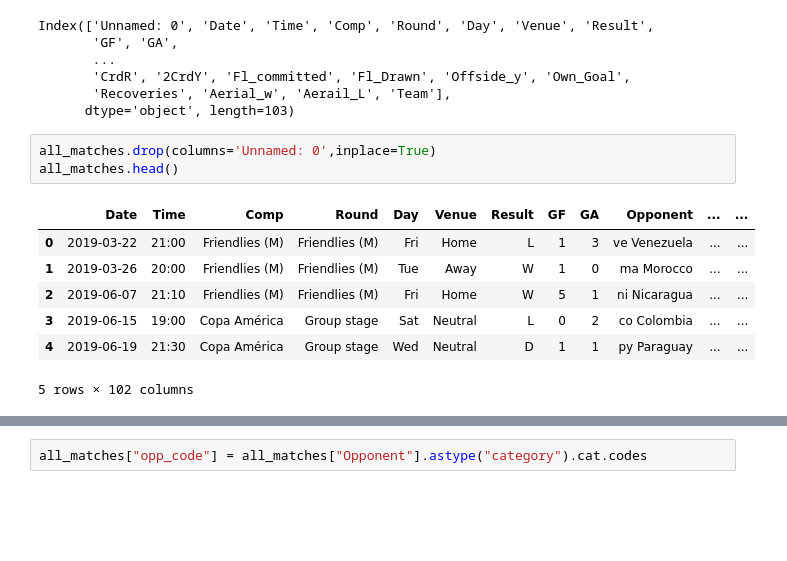
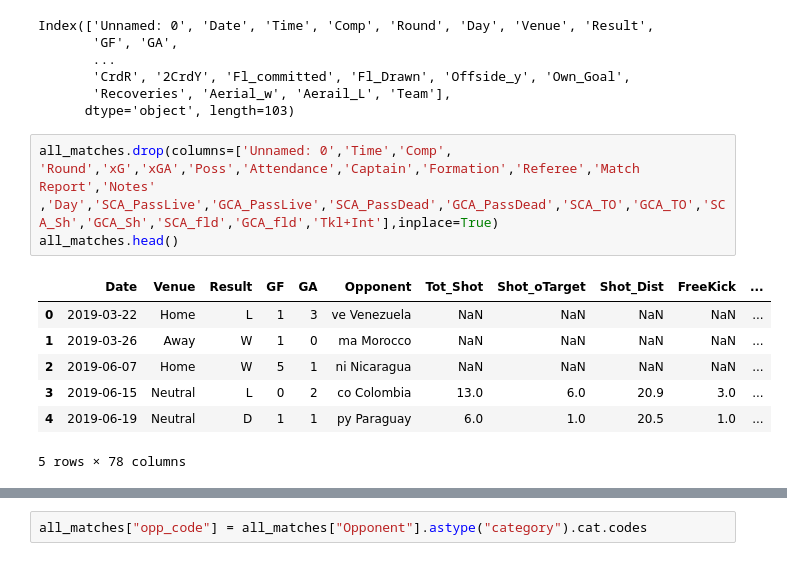
Before and after one commit to DhavalPatel511/copa_america_analysis, a Jupyter notebook: analysis_and_prediction.ipynb, the cells around one changed output, grey strips where cells are left out. Cells and saved outputs as stored; diff of their text form; blank space fills up the shorter version.

```diff
--- a/analysis_and_prediction.ipynb
+++ b/analysis_and_prediction.ipynb
@@ -56,17 +57,17 @@ Index(['Unnamed: 0', 'Date', 'Time', 'Comp', 'Round', 'Day', 'Venue', 'Result',
        'CrdR', '2CrdY', 'Fl_committed', 'Fl_Drawn', 'Offside_y', 'Own_Goal',
        'Recoveries', 'Aerial_w', 'Aerail_L', 'Team'],
       dtype='object', length=103)
-# %%
-all_matches.drop(columns='Unnamed: 0',inplace=True)
-all_matches.head()
-# %% [output]
-|  | Date | Time | Comp | Round | Day | Venue | Result | GF | GA | Opponent | ... | ... |
-| 0 | 2019-03-22 | 21:00 | Friendlies (M) | Friendlies (M) | Fri | Home | L | 1 | 3 | ve Venezuela | ... | ... |
-| 1 | 2019-03-26 | 20:00 | Friendlies (M) | Friendlies (M) | Tue | Away | W | 1 | 0 | ma Morocco | ... | ... |
-| 2 | 2019-06-07 | 21:10 | Friendlies (M) | Friendlies (M) | Fri | Home | W | 5 | 1 | ni Nicaragua | ... | ... |
-| 3 | 2019-06-15 | 19:00 | Copa América | Group stage | Sat | Neutral | L | 0 | 2 | co Colombia | ... | ... |
-| 4 | 2019-06-19 | 21:30 | Copa América | Group stage | Wed | Neutral | D | 1 | 1 | py Paraguay | ... | ... |
-5 rows × 102 columns
+# %%
+all_matches.drop(columns=['Unnamed: 0','Time','Comp', 'Round','xG','xGA','Poss','Attendance','Captain','Formation','Referee','Match Report','Notes' ,'Day','SCA_PassLive','GCA_PassLive','SCA_PassDead','GCA_PassDead','SCA_TO','GCA_TO','SCA_Sh','GCA_Sh','SCA_fld','GCA_fld','Tkl+Int'],inplace=True)
+all_matches.head()
+# %% [output]
+|  | Date | Venue | Result | GF | GA | Opponent | Tot_Shot | Shot_oTarget | Shot_Dist | FreeKick | ... |
+| 0 | 2019-03-22 | Home | L | 1 | 3 | ve Venezuela | NaN | NaN | NaN | NaN | ... |
+| 1 | 2019-03-26 | Away | W | 1 | 0 | ma Morocco | NaN | NaN | NaN | NaN | ... |
+| 2 | 2019-06-07 | Home | W | 5 | 1 | ni Nicaragua | NaN | NaN | NaN | NaN | ... |
+| 3 | 2019-06-15 | Neutral | L | 0 | 2 | co Colombia | 13.0 | 6.0 | 20.9 | 3.0 | ... |
+| 4 | 2019-06-19 | Neutral | D | 1 | 1 | py Paraguay | 6.0 | 1.0 | 20.5 | 1.0 | ... |
+5 rows × 78 columns
 # %%
 all_matches.dtypes
 # %% [output]
```
Also changed, not shown: parts of 33 cells of this notebook.
